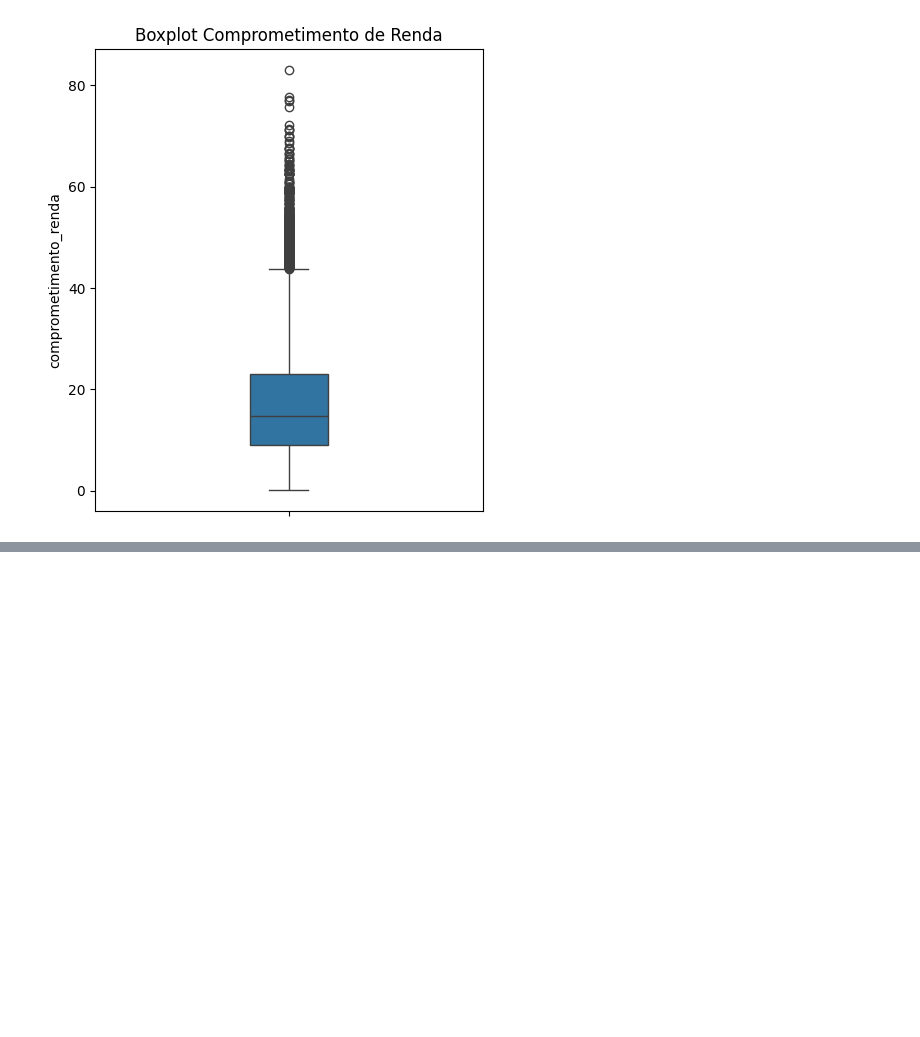
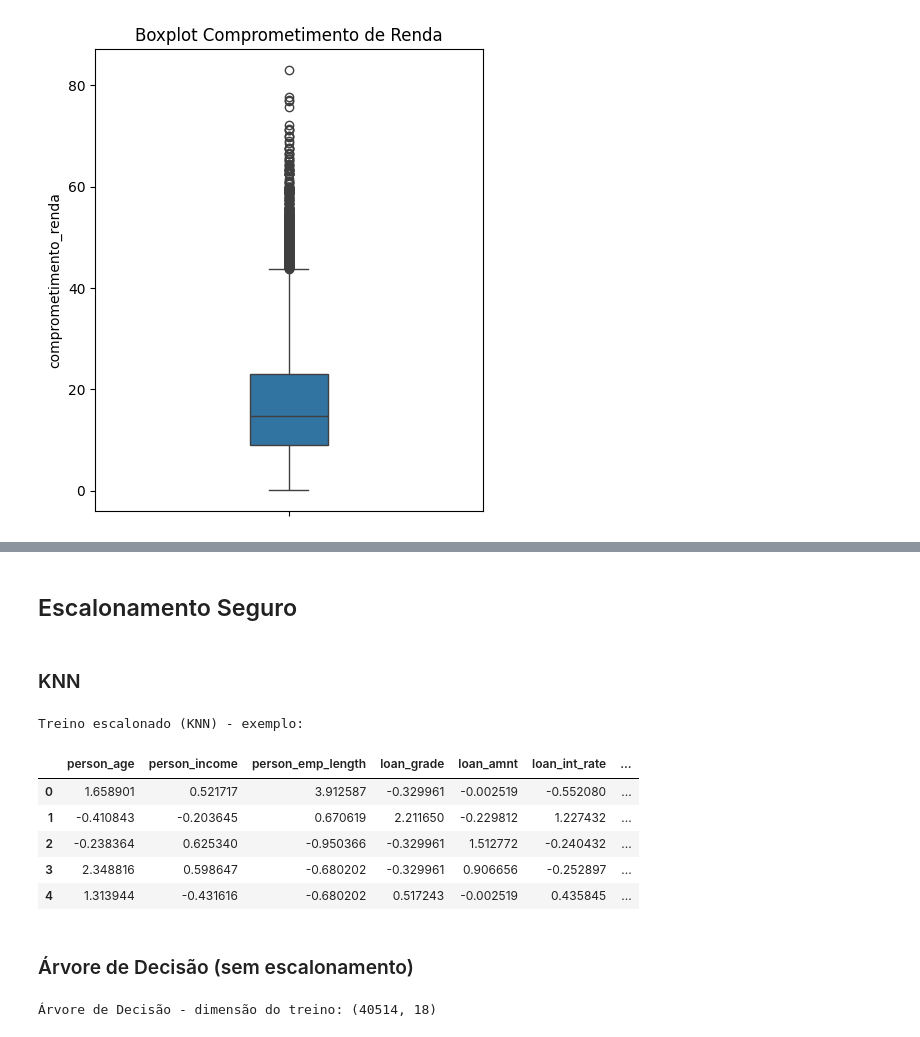
Before and after one commit to Rudolfhf/Projeto_Avaliativo_M-dulo_1, a Jupyter notebook: main.ipynb, the cells around one changed output, grey strips where cells are left out. Cells and saved outputs as stored; diff of their text form; code cells hidden in the pictures; blank space fills up the shorter version.

```diff
--- a/main.ipynb
+++ b/main.ipynb
@@ -298,0 +351,16 @@ Name: comprometimento_renda, dtype: float64
+# %%
+from sklearn.model_selection import train_test_split
+
+X = df_limpo_encoding.drop('loan_status', axis=1)
+y = df_limpo_encoding['loan_status']
+
+X_train, X_test, y_train, y_test = train_test_split(
+    X, y, test_size=0.20, stratify=y, random_state=42
+)
+
+print("Tamanho X_train:", X_train.shape)
+print("Tamanho X_test:", X_test.shape)
+print("Tamanho y_train:", y_train.shape)
+print("Tamanho y_test:", y_test.shape)
+print(y_train.value_counts(normalize=True))
+print(y_test.value_counts(normalize=True))
@@ -298,0 +382,11 @@ Name: comprometimento_renda, dtype: float64
+# %%
+from imblearn.over_sampling import SMOTE
+
+smote = SMOTE(random_state=42)
+X_train_balanced, y_train_balanced = smote.fit_resample(X_train, y_train)
+
+print("Antes do balanceamento:")
+print(y_train.value_counts())
+
+print("\nDepois do balanceamento:")
+print(y_train_balanced.value_counts())
@@ -298,0 +405,40 @@ Name: comprometimento_renda, dtype: float64
+# %% [markdown]
+## Escalonamento Seguro
+# %% [markdown]
+### KNN
+# %%
+from sklearn.preprocessing import StandardScaler
+
+# Identificar colunas contínuas (não binárias, não já codificadas)
+colunas_continuas = ['person_age', 'person_income', 'person_emp_length', 'loan_grade',
+                      'loan_amnt', 'loan_int_rate', 'loan_percent_income',
+                      'cb_person_cred_hist_length', 'comprometimento_renda']
+
+scaler = StandardScaler()
+
+X_train_knn = X_train_balanced.copy()
+X_test_knn = X_test.copy()
+
+X_train_knn[colunas_continuas] = scaler.fit_transform(X_train_balanced[colunas_continuas])
+X_test_knn[colunas_continuas] = scaler.transform(X_test[colunas_continuas])
+
+print("Treino escalonado (KNN) - exemplo:")
+display(X_train_knn.head())
+# %% [output]
+Treino escalonado (KNN) - exemplo:
+|  | person_age | person_income | person_emp_length | loan_grade | loan_amnt | loan_int_rate | ... |
+| 0 | 1.658901 | 0.521717 | 3.912587 | -0.329961 | -0.002519 | -0.552080 | ... |
+| 1 | -0.410843 | -0.203645 | 0.670619 | 2.211650 | -0.229812 | 1.227432 | ... |
+| 2 | -0.238364 | 0.625340 | -0.950366 | -0.329961 | 1.512772 | -0.240432 | ... |
+| 3 | 2.348816 | 0.598647 | -0.680202 | -0.329961 | 0.906656 | -0.252897 | ... |
+| 4 | 1.313944 | -0.431616 | -0.680202 | 0.517243 | -0.002519 | 0.435845 | ... |
+# %% [markdown]
+### Árvore de Decisão (sem escalonamento)
+# %%
+# Árvore de Decisão usa os dados balanceados SEM escalonamento
+X_train_arvore = X_train_balanced.copy()
+X_test_arvore = X_test.copy()
+
+print("Árvore de Decisão - dimensão do treino:", X_train_arvore.shape)
+# %% [output]
+Árvore de Decisão - dimensão do treino: (40514, 18)
```
Also changed, not shown: parts of 8 cells of this notebook.
